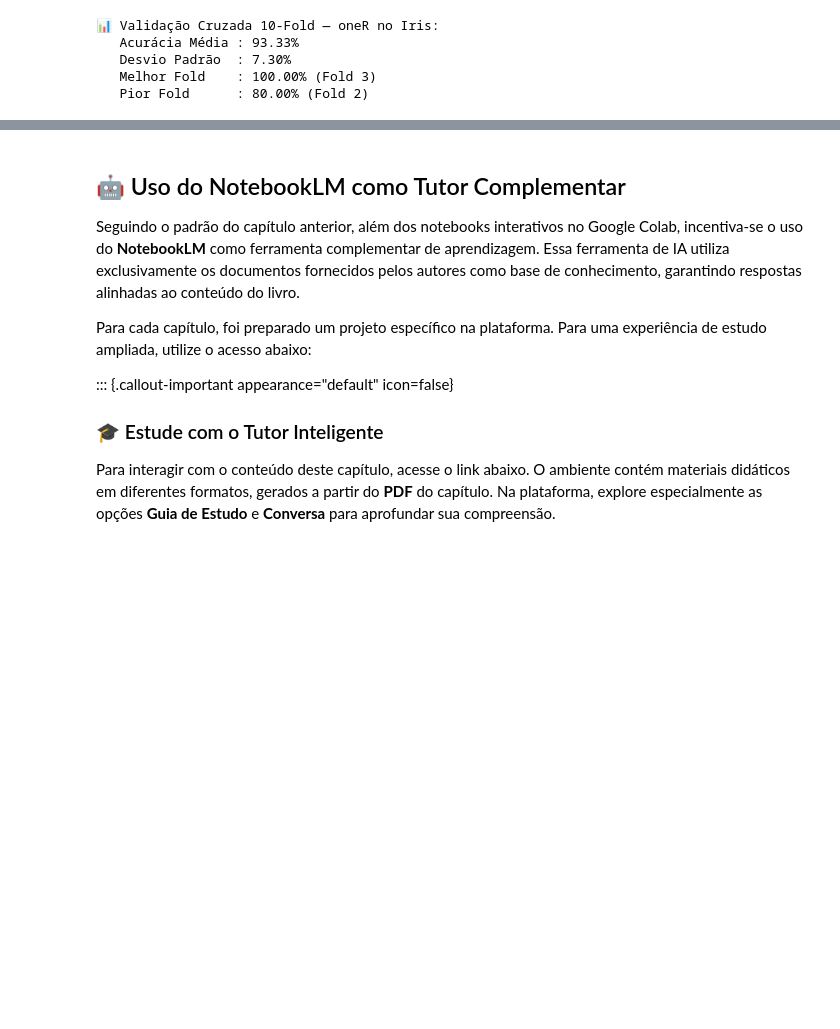
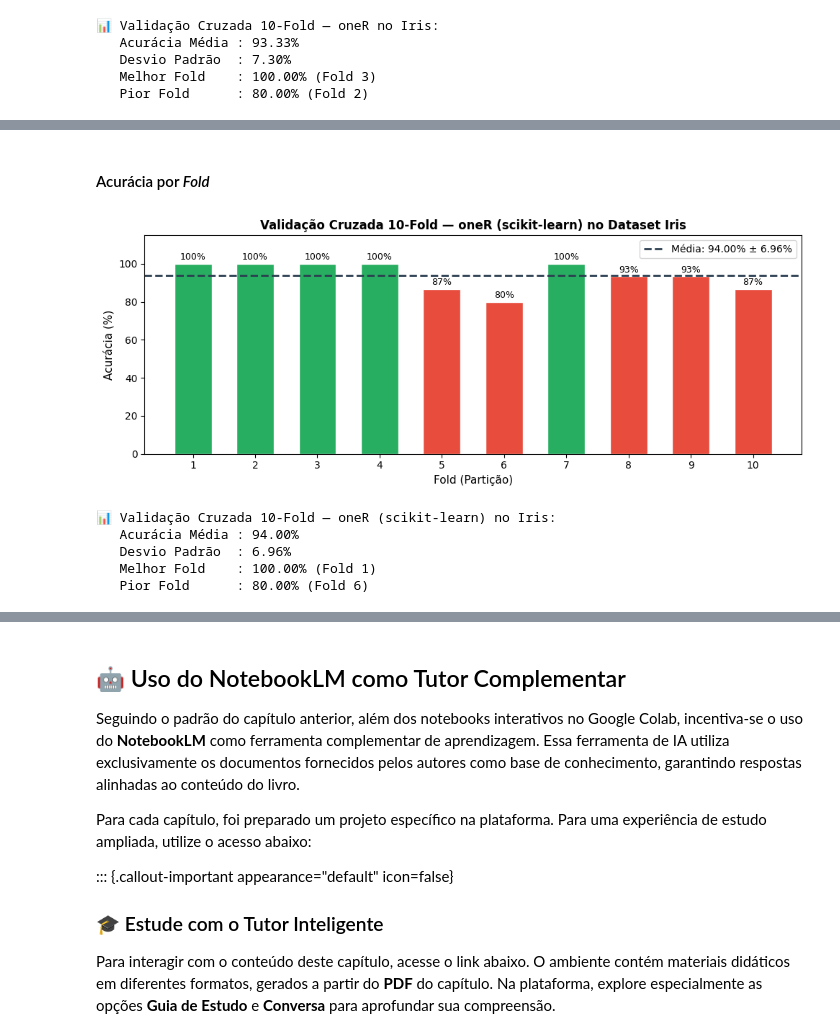
Before and after one commit to fzampirolli/si-md2, a Jupyter notebook: si-md2/cap04/cap04.ipynb, the cells around one changed output, grey strips where cells are left out. Drawn from its saved outputs; the diff is of its cells as text; code cells hidden in the pictures; blank space fills up the shorter version.

```diff
--- a/si-md2/cap04/cap04.ipynb
+++ b/si-md2/cap04/cap04.ipynb
@@ -1261,0 +1448,43 @@ print(f"   Pior Fold      : {min(a_f):.2%} (Fold {a_f.index(min(a_f))+1})")
+# %% [markdown]
+#### Acurácia por *Fold*
+# %%
+#| quarto-raw: false
+#| label: fig-pratica7-folds
+#| fig-cap: "Acurácia por Fold — oneR (scikit-learn) com Cross-validation 10-fold no Dataset Iris."
+#| echo: true
+#| output: true
+
+fig, ax = plt.subplots(figsize=(10, 4))
+cores = ["#27ae60" if a >= media else "#e74c3c" for a in accs_fold]
+bars  = ax.bar(range(1, K + 1), [a * 100 for a in accs_fold],
+               color=cores, edgecolor="white", width=0.6)
+ax.axhline(media * 100, color="#2c3e50", linewidth=2, linestyle="--",
+           label=f"Média: {media:.2%} ± {desvio:.2%}")
+ax.set_xlabel("Fold (Partição)", fontsize=11)
+ax.set_ylabel("Acurácia (%)", fontsize=11)
+ax.set_title(
+    f"Validação Cruzada {K}-Fold — oneR (scikit-learn) no Dataset Iris",
+    fontsize=12, fontweight="bold"
+)
+ax.set_xticks(range(1, K + 1))
+ax.set_ylim([0, 115])
+ax.legend(fontsize=10)
+for bar, sc in zip(bars, accs_fold):
+    ax.text(bar.get_x() + bar.get_width() / 2, bar.get_height() + 1,
+            f"{sc:.0%}", ha="center", va="bottom", fontsize=9)
+plt.tight_layout()
+plt.show()
+
+a_f = accs_fold
+print(f"\n📊 Validação Cruzada {K}-Fold — oneR (scikit-learn) no Iris:")
+print(f"   Acurácia Média : {media:.2%}")
+print(f"   Desvio Padrão  : {desvio:.2%}")
+print(f"   Melhor Fold    : {max(a_f):.2%} (Fold {a_f.index(max(a_f)) + 1})")
+print(f"   Pior Fold      : {min(a_f):.2%} (Fold {a_f.index(min(a_f)) + 1})")
+# %% [output]
+[figure, added]
+📊 Validação Cruzada 10-Fold — oneR (scikit-learn) no Iris:
+   Acurácia Média : 94.00%
+   Desvio Padrão  : 6.96%
+   Melhor Fold    : 100.00% (Fold 1)
+   Pior Fold      : 80.00% (Fold 6)
```
Also changed, not shown: parts of 13 cells of this notebook, 5 other files.
